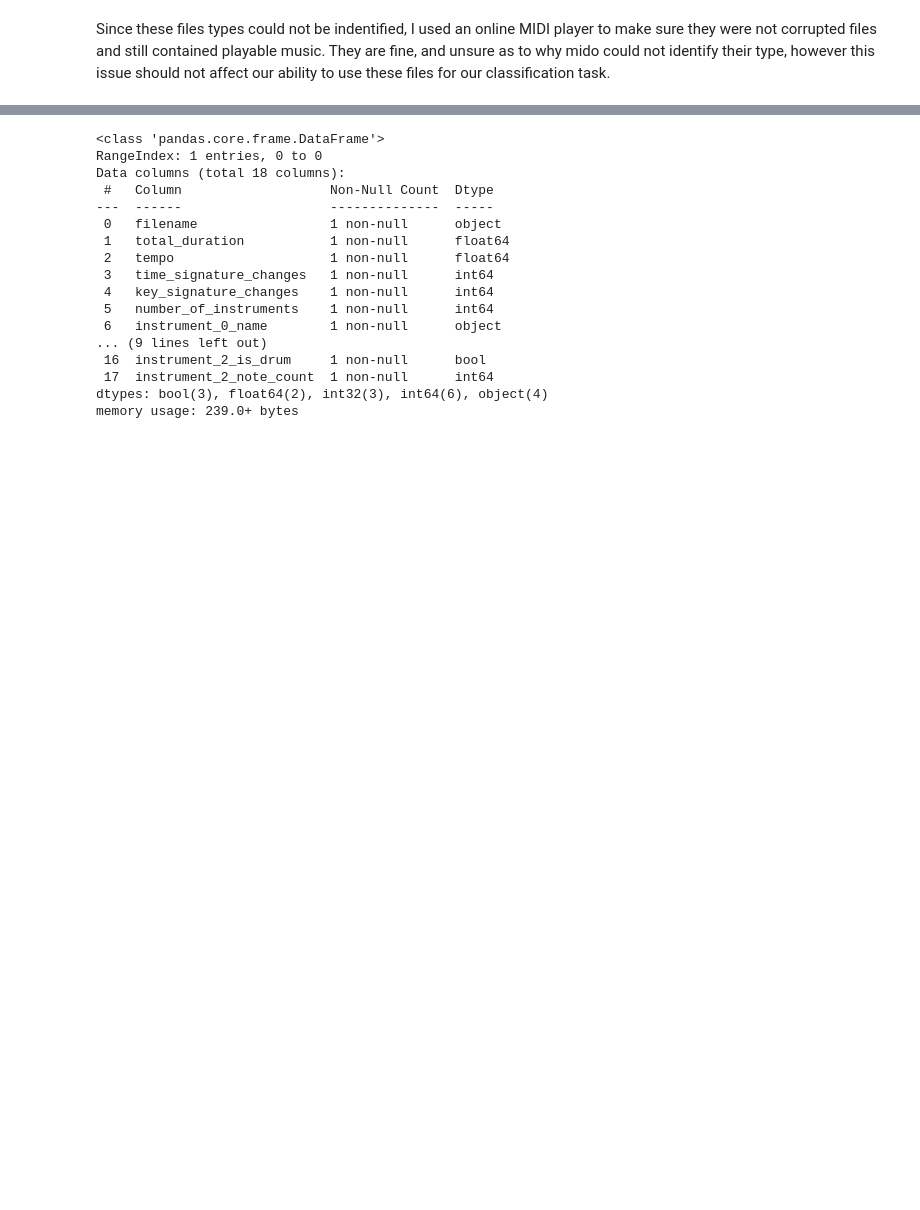
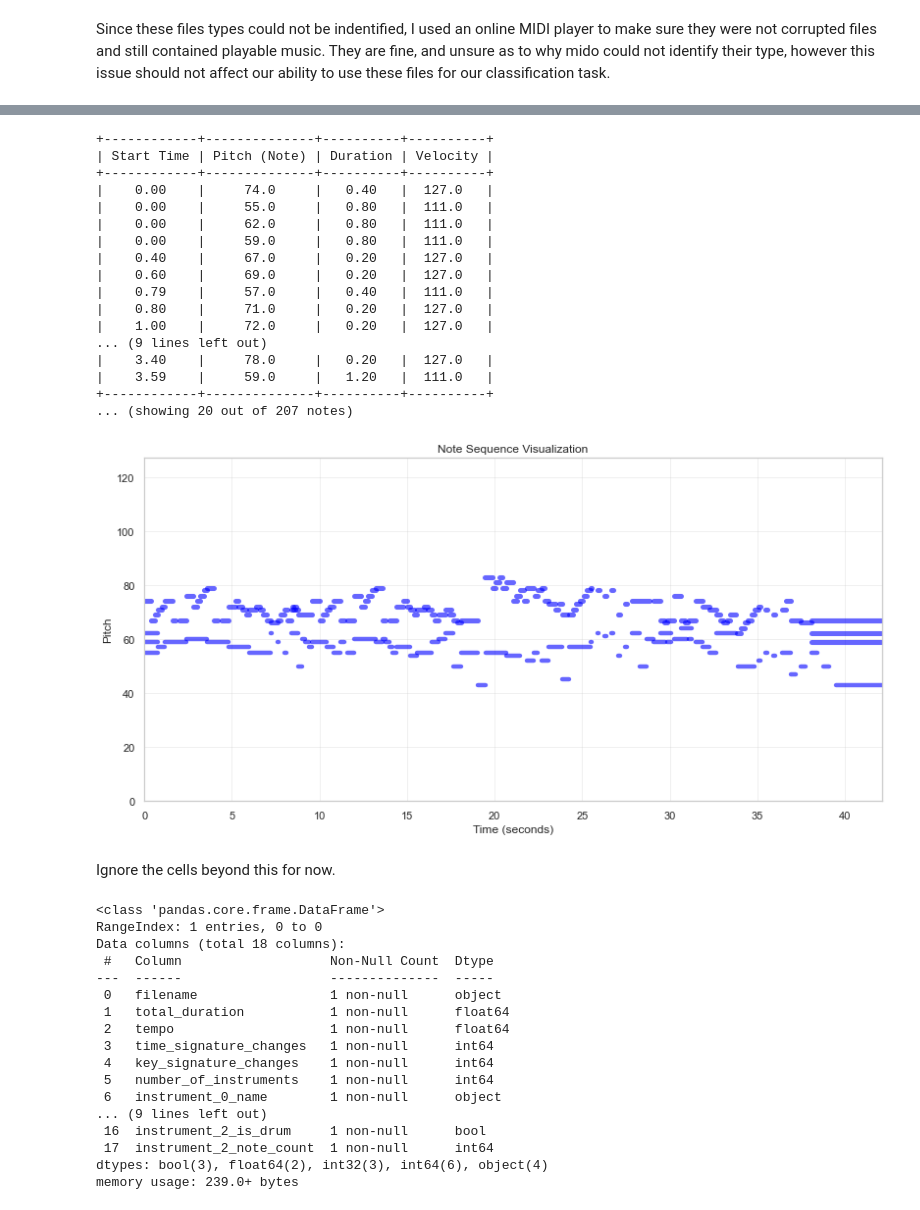
Before and after one commit to dominicfanucchi/aai-511_group1, a Jupyter notebook: dfanucchi_notebook.ipynb, the cells around one changed output, grey strips where cells are left out. Cells and saved outputs as stored; diff of their text form; code cells hidden in the pictures; blank space fills up the shorter version.

```diff
--- a/dfanucchi_notebook.ipynb
+++ b/dfanucchi_notebook.ipynb
@@ -174,3 +472,70 @@ Since these files types could not be indentified, I used an online MIDI player t
+# %%
+def print_note_sequence(note_sequence, num_notes=20):
+    table = PrettyTable()
+    table.field_names = ["Start Time", "Pitch (Note)", "Duration", "Velocity"]
+    table.align["Start Time"] = "c"
+    table.align["Pitch (Note)"] = "c"
+    table.align["Duration"] = "c"
+    table.align["Velocity"] = "c"
+
+    for note in note_sequence[:num_notes]:
+        table.add_row([
+            f"{note[0]:.2f}",
+            f"{note[1]:.1f}",
+            f"{note[2]:.2f}",
+            f"{note[3]:.1f}"
+        ])
+
+    print(table)
+
+    if len(note_sequence) > num_notes:
+        print(f"... (showing {num_notes} out of {len(note_sequence)} notes)")
+
+# After creating the DataFrame
+note_sequence = df['note_sequence'][0]  # Get the note sequence for the first file
+print_note_sequence(note_sequence)
+
+def plot_note_sequence(note_sequence, max_time=None):
+    if max_time is None:
+        max_time = note_sequence[-1, 0] + note_sequence[-1, 2]  # Last note end time
+
+    plt.figure(figsize=(12, 6))
+    for note in note_sequence:
+        start_time, pitch, duration, velocity = note
+        plt.plot([start_time, start_time + duration], [pitch, pitch],
+                 linewidth=velocity/25, color='blue', alpha=0.6)
+
+    plt.xlabel('Time (seconds)')
+    plt.ylabel('Pitch')
+    plt.title('Note Sequence Visualization')
+    plt.ylim(0, 127)
+    plt.xlim(0, max_time)
+    plt.grid(True, alpha=0.3)
+    plt.show()
+
+note_sequence = df['note_sequence'][0]
+plot_note_sequence(note_sequence)
+# %% [output]
++------------+--------------+----------+----------+
+| Start Time | Pitch (Note) | Duration | Velocity |
++------------+--------------+----------+----------+
+|    0.00    |     74.0     |   0.40   |  127.0   |
+|    0.00    |     55.0     |   0.80   |  111.0   |
+|    0.00    |     62.0     |   0.80   |  111.0   |
+|    0.00    |     59.0     |   0.80   |  111.0   |
+|    0.40    |     67.0     |   0.20   |  127.0   |
+|    0.60    |     69.0     |   0.20   |  127.0   |
+|    0.79    |     57.0     |   0.40   |  111.0   |
+|    0.80    |     71.0     |   0.20   |  127.0   |
+|    1.00    |     72.0     |   0.20   |  127.0   |
+... (9 lines left out)
+|    3.40    |     78.0     |   0.20   |  127.0   |
+|    3.59    |     59.0     |   1.20   |  111.0   |
++------------+--------------+----------+----------+
+... (showing 20 out of 207 notes)
+[figure, added]
+# %% [markdown]
+Ignore the cells beyond this for now.
 # %%
 def analyze_midi_file(file_path):
     midi_data = pm.PrettyMIDI(file_path)
```
Also changed, not shown: parts of 20 cells of this notebook.
